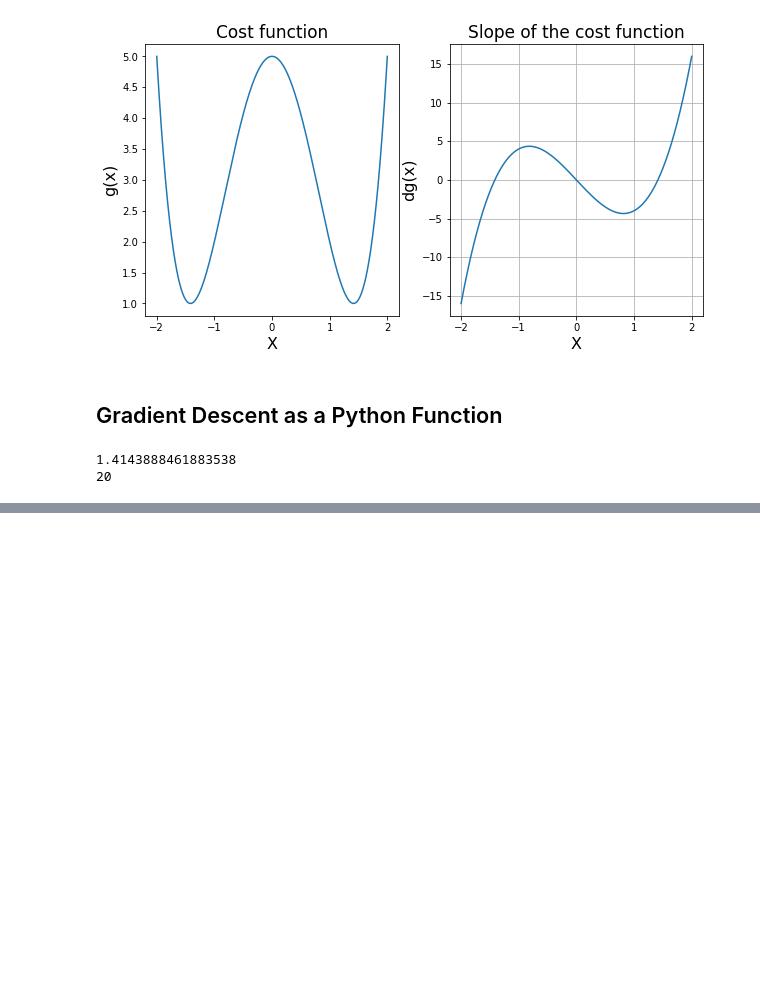
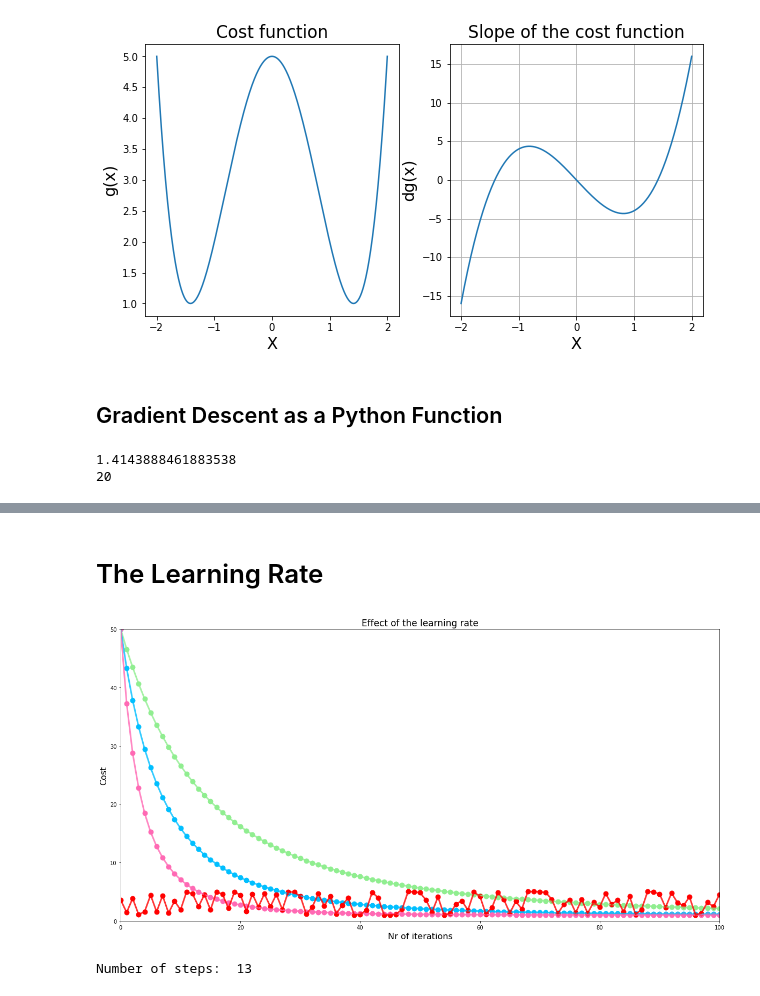
Before and after one commit to Flabelatus/ML_projects, a Jupyter notebook: 03 Gradient Descent.ipynb, the cells around one changed output, grey strips where cells are left out. Drawn from its saved outputs; the diff is of its cells as text; code cells hidden in the pictures; blank space fills up the shorter version.

Commit message:
The learning rate

```diff
--- a/03 Gradient Descent.ipynb
+++ b/03 Gradient Descent.ipynb
@@ -374,0 +308,80 @@ Number of steps:  13
+# %% [markdown]
+# The Learning Rate
+# %%
+# Calling gradient descent function
+n = 100
+
+low_gamma = gradient_descent(derivative_func=dg,
+                                                 initial_guess=3,
+                                                 multiplier=0.0005,
+                                                 precision=0.0001,
+                                                 max_iter=n
+                                                )
+
+mid_gamma = gradient_descent(derivative_func=dg,
+                                                 initial_guess=3,
+                                                 multiplier=0.001,
+                                                 precision=0.0001,
+                                                 max_iter=n
+                                                )
+
+high_gamma = gradient_descent(derivative_func=dg,
+                                                 initial_guess=3,
+                                                 multiplier=0.002,
+                                                 precision=0.0001,
+                                                 max_iter=n
+                                                )
+
+# Experiment
+insane_gamma = gradient_descent(derivative_func=dg,
+                                                 initial_guess=1.9,
+                                                 multiplier=0.25,
+                                                 precision=0.0001,
+                                                 max_iter=n
+                                                )
+
+# Plot  function and derivative side by side
+
+plt.figure(figsize=[20, 10])
+
+plt.xlim(0, n)
+plt.ylim(0, 50)
+
+# First chart: Cost function
+
+plt.title("Effect of the learning rate", fontsize=17)
+plt.xlabel("Nr of iterations", fontsize=16)
+plt.ylabel("Cost", fontsize=16)
+
+# Values of our chart
+# 1) Y Axis Data: conver the lists into numpy arrays
+low_values = np.array(low_gamma[1])
+mid_values = np.array(mid_gamma[1])
+high_values = np.array(high_gamma[1])
+experimental_values = np.array(insane_gamma[1])
+
+# 2) X Axis Data: a list from 0 to n+1
+iteration_list = list(range(0, n + 1))
+
+# Plotting low learning rate
+plt.plot(iteration_list, g(low_values), color='lightgreen', alpha=0.8, linewidth=3)
+plt.scatter(iteration_list, g(low_values), color='lightgreen', s=80)
+
+# Plotting mid learning rate
+plt.plot(iteration_list, g(mid_values), color='deepskyblue', alpha=0.8, linewidth=3)
+plt.scatter(iteration_list, g(mid_values), color='deepskyblue', s=80)
+
+# Plotting high learning rate
+plt.plot(iteration_list, g(high_values), color='hotpink', alpha=0.8, linewidth=3)
+plt.scatter(iteration_list, g(high_values), color='hotpink', s=80)
+
+# Plotting experimental learning rate
+plt.plot(iteration_list, g(experimental_values), color='red', alpha=0.8, linewidth=3)
+plt.scatter(iteration_list, g(experimental_values), color='red', s=80)
+
+plt.show()
+
+print("Number of steps: ", len(list_x))
+# %% [output]
+[figure, added]
+Number of steps:  13
```
Also changed, not shown: parts of 11 cells of this notebook.
